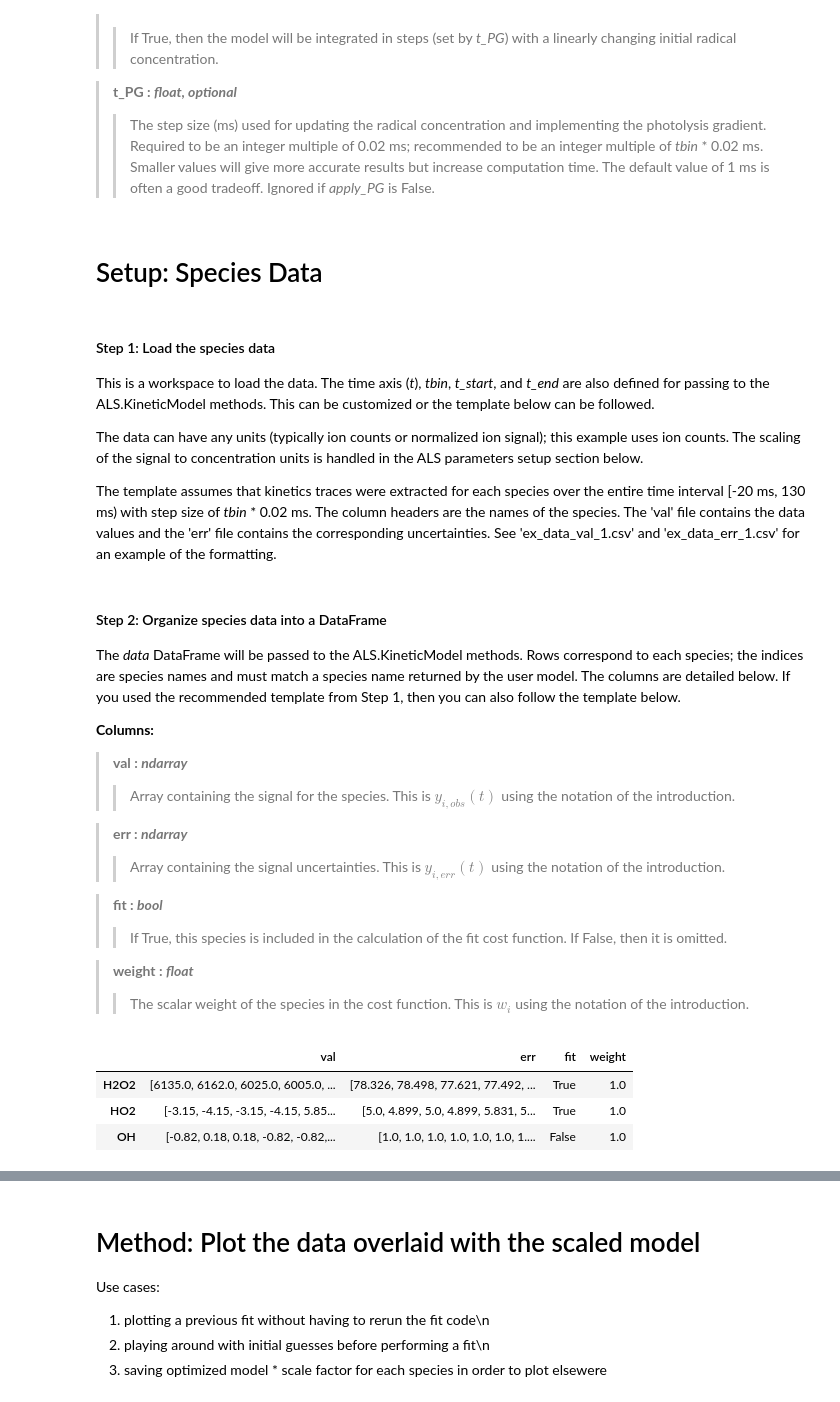
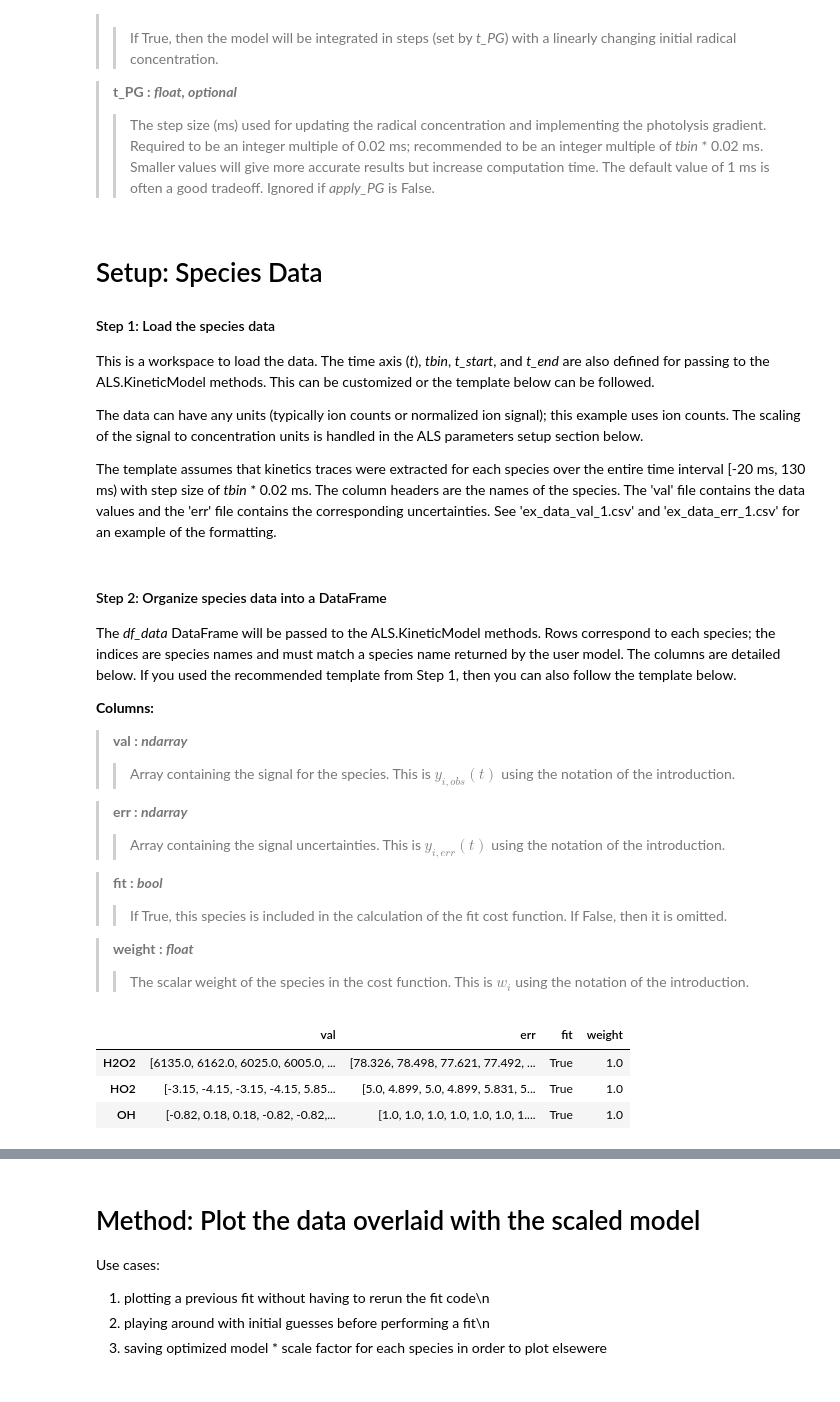
Before and after one commit to mdsmarte/ALS-Kinetic-Model, a Jupyter notebook: ex_notebook_1.ipynb, the cells around one changed output, grey strips where cells are left out. Saved outputs shown, nothing was run; the diff lists cells and outputs as text; code cells hidden in the pictures.

```diff
--- a/ex_notebook_1.ipynb
+++ b/ex_notebook_1.ipynb
@@ -101,9 +103,9 @@ from ex_model_1 import model_H2O2_depletion
 >>The step size (ms) used for updating the radical concentration and implementing the photolysis gradient.  Required to be an integer multiple of 0.02 ms; recommended to be an integer multiple of *tbin* \* 0.02 ms.  Smaller values will give more accurate results but increase computation time.  The default value of 1 ms is often a good tradeoff.  Ignored if *apply_PG* is False.
 # %%
 model = ALS.KineticModel(model_H2O2_depletion, err_weight=False)
-# %% [markdown]
-# Setup: Species Data
 # %% [markdown]
+# Setup: Species Data
+
 #### Step 1: Load the species data
 
 This is a workspace to load the data.  The time axis (*t*), *tbin*, *t_start*, and *t_end* are also defined for passing to the ALS.KineticModel methods.  This can be customized or the template below can be followed.
@@ -123,7 +125,7 @@ fn_err = 'ex_data_err_1.csv' # Filename for the uncertainties
 delta_t = tbin * 0.02
 
 # Calculate the time axis [-20 ms, 130 ms)
-t = np.linspace(-20,130,num=int(150/(dt*tbin)),endpoint=False)
+t = np.linspace(-20,130,num=round(150/delta_t),endpoint=False)
 
 # Load the data values and uncertainties
 df_val = pd.read_csv(fn_val)
@@ -141,7 +143,7 @@ df_err = df_err.drop(drop_indices, axis=0).reset_index(drop=True)
 # %% [markdown]
 #### Step 2: Organize species data into a DataFrame
 
-The *data* DataFrame will be passed to the ALS.KineticModel methods.  Rows correspond to each species; the indices are species names and must match a species name returned by the user model.  The columns are detailed below.  If you used the recommended template from Step 1, then you can also follow the template below.
+The *df_data* DataFrame will be passed to the ALS.KineticModel methods.  Rows correspond to each species; the indices are species names and must match a species name returned by the user model.  The columns are detailed below.  If you used the recommended template from Step 1, then you can also follow the template below.
 
 **Columns:**
 
@@ -157,15 +159,15 @@ The *data* DataFrame will be passed to the ALS.KineticModel methods.  Rows corre
 >**weight : *float***
 >>The scalar weight of the species in the cost function.  This is $w_i$ using the notation of the introduction.
 # %%
-data = {}
-data['H2O2'] = {'val':df_val['H2O2'].values, 'err':df_err['H2O2'].values, 'fit':True, 'weight':1.0}
-data['HO2']  = {'val':df_val['HO2'].values,  'err':df_err['HO2'].values,  'fit':True, 'weight':1.0}
-data['OH']   = {'val':df_val['OH'].values,   'err':df_err['OH'].values,   'fit':False, 'weight':1.0}
+df_data = {}
+df_data['H2O2'] = {'val':df_val['H2O2'].values, 'err':df_err['H2O2'].values, 'fit':True, 'weight':1.0}
+df_data['HO2']  = {'val':df_val['HO2'].values,  'err':df_err['HO2'].values,  'fit':True, 'weight':1.0}
+df_data['OH']   = {'val':df_val['OH'].values,   'err':df_err['OH'].values,   'fit':True, 'weight':1.0}
+df_data = pd.DataFrame.from_dict(df_data, orient='index')
 
-data = pd.DataFrame.from_dict(data, orient='index')
-display(data)
+display(df_data)
 # %% [output]
 |  | val | err | fit | weight |
 | H2O2 | [6135.0, 6162.0, 6025.0, 6005.0, ... | [78.326, 78.498, 77.621, 77.492, ... | True | 1.0 |
 | HO2 | [-3.15, -4.15, -3.15, -4.15, 5.85... | [5.0, 4.899, 5.0, 4.899, 5.831, 5... | True | 1.0 |
-| OH | [-0.82, 0.18, 0.18, -0.82, -0.82,... | [1.0, 1.0, 1.0, 1.0, 1.0, 1.0, 1.... | False | 1.0 |
+| OH | [-0.82, 0.18, 0.18, -0.82, -0.82,... | [1.0, 1.0, 1.0, 1.0, 1.0, 1.0, 1.... | True | 1.0 |
```
Also changed, not shown: parts of 12 cells of this notebook, 4 other files.
